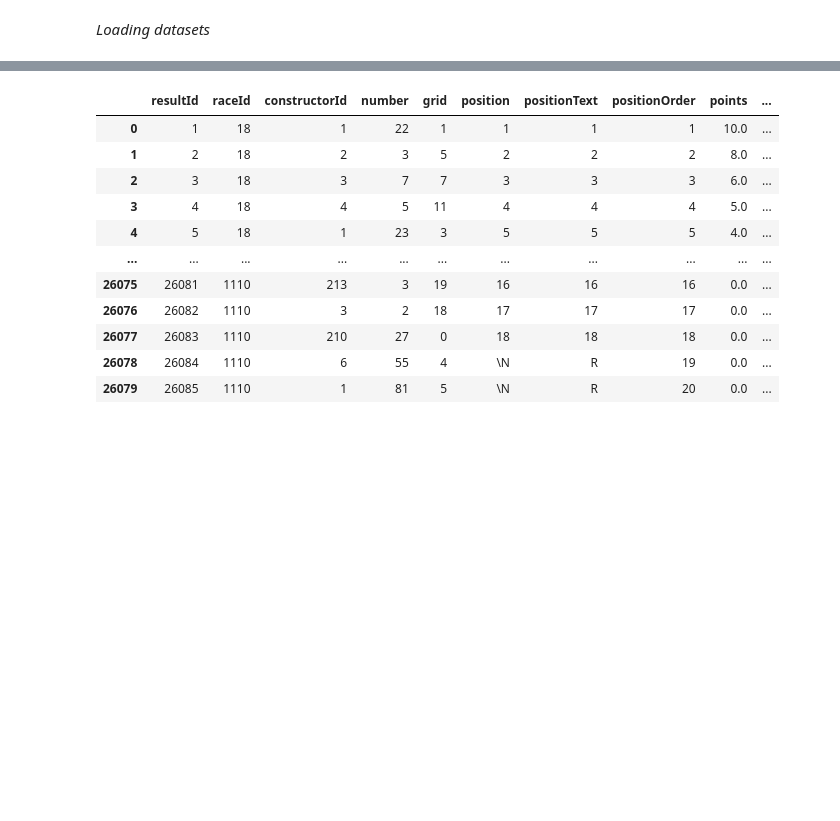
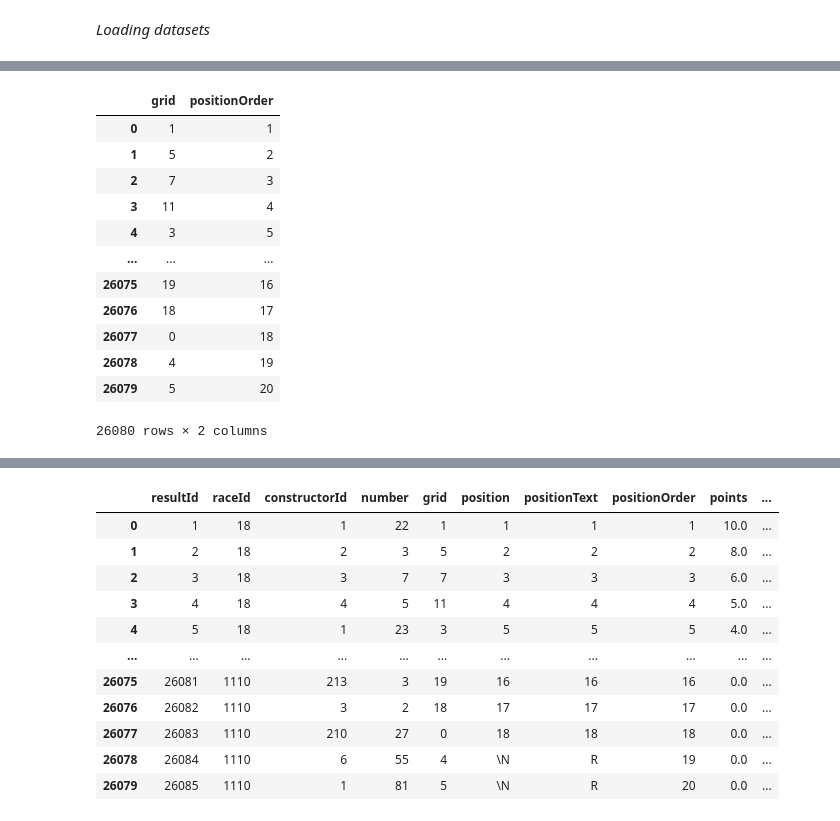
Before and after one commit to racm2k/f1_ml_study, a Jupyter notebook: notebook.ipynb, the cells around one changed output, grey strips where cells are left out. Saved outputs shown, nothing was run; the diff lists cells and outputs as text; code cells hidden in the pictures; blank space fills up the shorter version.

```diff
--- a/notebook.ipynb
+++ b/notebook.ipynb
@@ -28,0 +73,26 @@ status=pd.read_csv("data/status.csv")
+# %%
+
+from sklearn.model_selection import train_test_split
+from sklearn.linear_model import LinearRegression
+from sklearn.metrics import mean_squared_error
+
+# Select relevant columns for the model
+data = formatted_results[['grid', 'positionOrder']].dropna()
+
+data=data.drop(data[data['positionOrder']=='\\N'].index,axis=0)
+
+data
+# %% [output]
+|  | grid | positionOrder |
+| 0 | 1 | 1 |
+| 1 | 5 | 2 |
+| 2 | 7 | 3 |
+| 3 | 11 | 4 |
+| 4 | 3 | 5 |
+| ... | ... | ... |
+| 26075 | 19 | 16 |
+| 26076 | 18 | 17 |
+| 26077 | 0 | 18 |
+| 26078 | 4 | 19 |
+| 26079 | 5 | 20 |
+26080 rows × 2 columns
```
Also changed, not shown: parts of 6 cells of this notebook.
